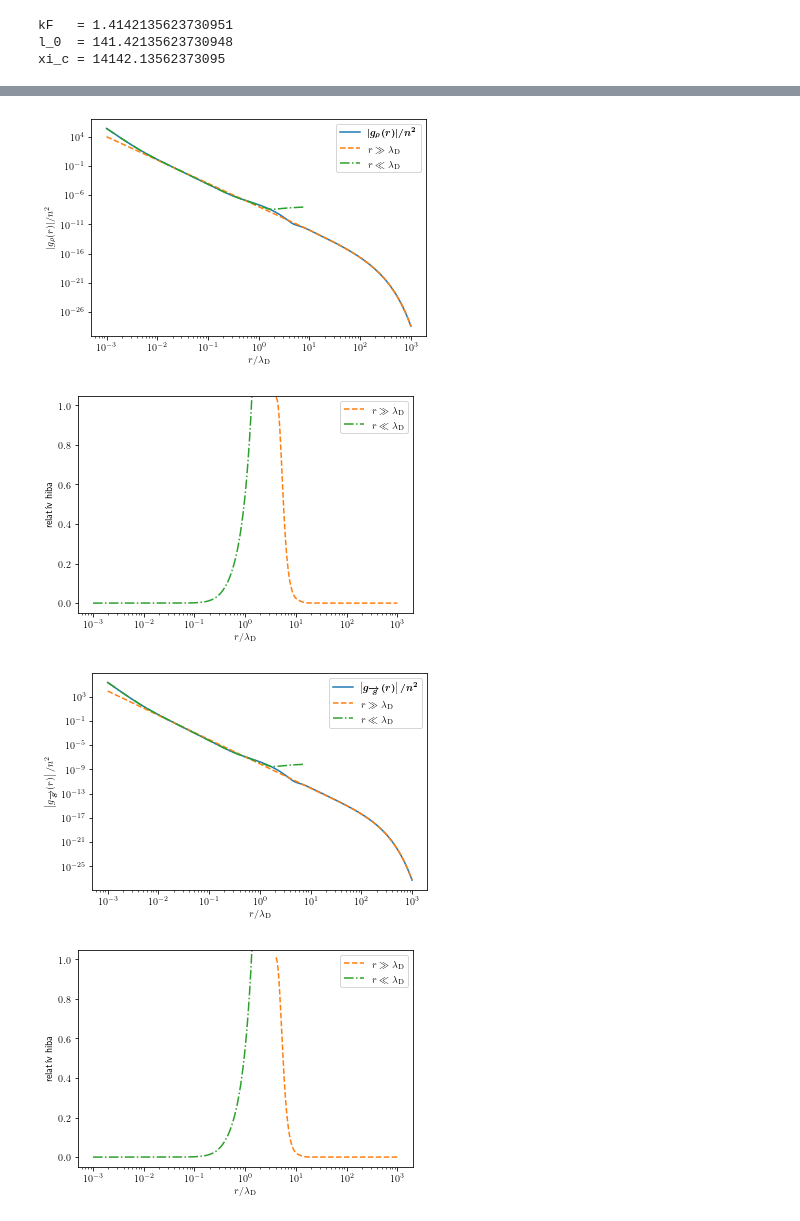
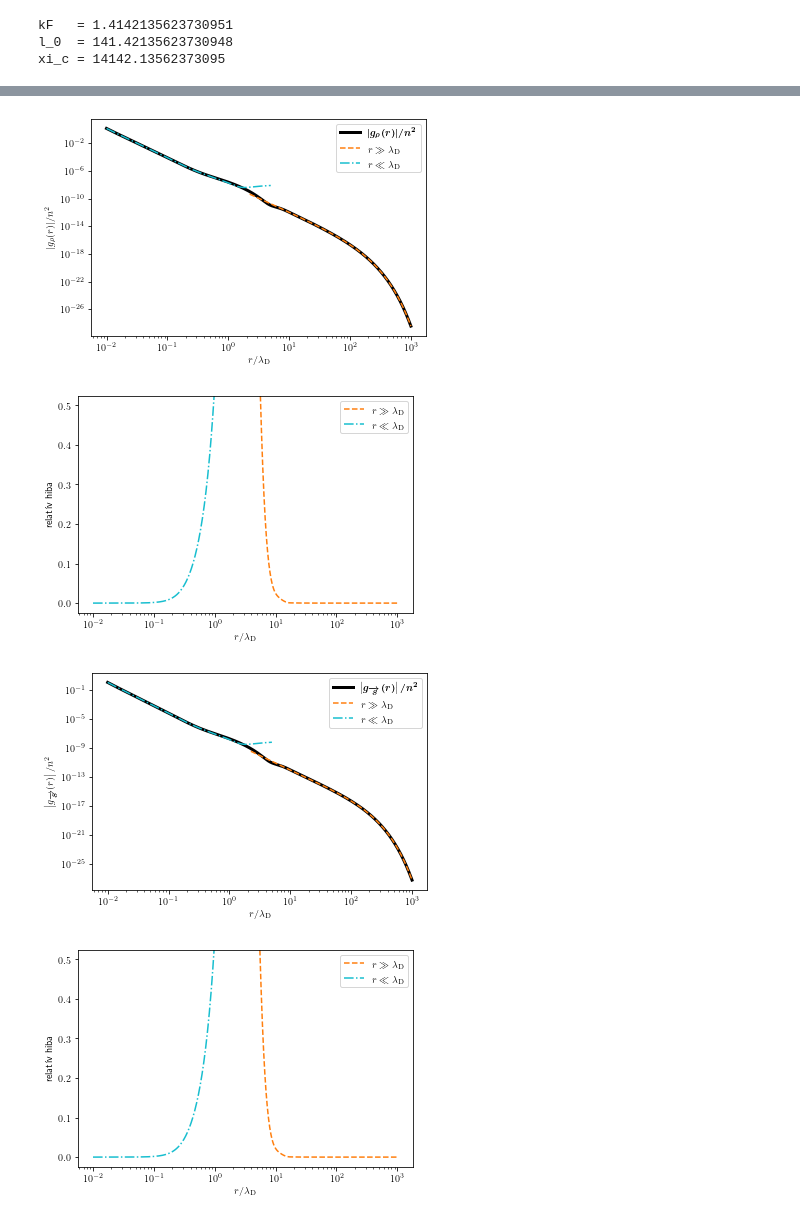
Before and after one commit to Il-Capitano/bsc-thesis, a Jupyter notebook: python/superconducting_state.ipynb, the cells around one changed output, grey strips where cells are left out. Saved outputs shown, nothing was run; the diff lists cells and outputs as text; code cells hidden in the pictures.

```diff
--- a/python/superconducting_state.ipynb
+++ b/python/superconducting_state.ipynb
@@ -172,5 +172,5 @@ plt.show()
 # %%
-rs = np.exp(np.linspace(np.log(1e-3 * l_0), np.log(1e3 * l_0), 1000))
+rs = np.exp(np.linspace(np.log(1e-2 * l_0), np.log(1e3 * l_0), 1000))
 rs_norm = rs / l_0
 
 fs = calc_f(rs) / n
@@ -193,9 +193,9 @@ far_rhos = calc_rhos(far_field_fs, far_field_gs)
 near_rhos = calc_rhos(near_field_fs, near_field_gs)
 
 plt.figure(1)
-plt.loglog(rs_norm, np.abs(rhos), label=r'$\boldsymbol{|g_\rho(r)| / n^2}$')
-plt.plot(rs_norm, np.abs(far_rhos), '--', label=r'$r \gg \lambda_\mathrm{D}$')
-plt.plot(rs_norm[:650], np.abs(near_rhos)[:650], '-.', label=r'$r \ll \lambda_\mathrm{D}$')
+plt.loglog(rs_norm, np.abs(rhos), label=r'$\boldsymbol{|g_\rho(r)| / n^2}$', linewidth=3, color='black')
+plt.plot(rs_norm[470:], np.abs(far_rhos)[470:], '--', label=r'$r \gg \lambda_\mathrm{D}$', color='tab:orange')
+plt.plot(rs_norm[:540], np.abs(near_rhos)[:540], '-.', label=r'$r \ll \lambda_\mathrm{D}$', color='tab:cyan')
 plt.xlabel(r'$r / \lambda_\mathrm{D}$')
 plt.ylabel(r'$|g_\rho(r)| / n^2$')
 plt.legend()
@@ -207,9 +207,9 @@ far_rhos_complex = far_rhos
 near_rhos_complex = near_rhos
 
 plt.figure(2)
-plt.semilogx(rs_norm[600:], np.abs((rhos_complex - far_rhos_complex) / rhos_complex)[600:], '--', label=r'$r \gg \lambda_\mathrm{D}$', color='tab:orange')
-plt.plot(rs_norm, np.abs((rhos_complex - near_rhos_complex) / rhos_complex), '-.', label=r'$r \ll \lambda_\mathrm{D}$', color='tab:green')
-plt.ylim([-0.05, 1.05])
+plt.semilogx(rs_norm[515:], np.abs((rhos_complex - far_rhos_complex) / rhos_complex)[515:], '--', label=r'$r \gg \lambda_\mathrm{D}$', color='tab:orange')
+plt.plot(rs_norm, np.abs((rhos_complex - near_rhos_complex) / rhos_complex), '-.', label=r'$r \ll \lambda_\mathrm{D}$', color='tab:cyan')
+plt.ylim([-0.025, 0.525])
 plt.xlabel(r'$r / \lambda_\mathrm{D}$')
 plt.ylabel('relatív hiba')
 plt.legend()
@@ -218,41 +218,41 @@ plt.savefig("../latex/rho_error.pdf", format="pdf", bbox_inches="tight")
 
 plt.show()
 # %% [output]
-[figure, old version]
+[figure, new version]
-[figure, old version]
+[figure, new version]
 # %%
 def calc_ss(fs, gs):
     return -3/2 * (fs**2 + gs**2)
 
 ss = calc_ss(fs, gs)
 far_ss = calc_ss(far_field_fs, far_field_gs)
 near_ss = calc_ss(near_field_fs, near_field_gs)
 
 plt.figure(1)
-plt.loglog(rs_norm, np.abs(ss), label=r'$\boldsymbol{\left|g_{\overrightarrow{\bm{s}}}(r)\right| / n^2}$')
-plt.plot(rs_norm, np.abs(far_ss), '--', label=r'$r \gg \lambda_\mathrm{D}$')
-plt.plot(rs_norm[:650], np.abs(near_ss)[:650], '-.', label=r'$r \ll \lambda_\mathrm{D}$')
+plt.loglog(rs_norm, np.abs(ss), label=r'$\boldsymbol{\left|g_{\overrightarrow{\bm{s}}}(r)\right| / n^2}$', linewidth=3, color='black')
+plt.plot(rs_norm[470:], np.abs(far_ss)[470:], '--', label=r'$r \gg \lambda_\mathrm{D}$', color='tab:orange')
+plt.plot(rs_norm[:540], np.abs(near_ss)[:540], '-.', label=r'$r \ll \lambda_\mathrm{D}$', color='tab:cyan')
 plt.xlabel(r'$r / \lambda_\mathrm{D}$')
 plt.ylabel(r'$\left|g_{\overrightarrow{\bm{s}}}(r)\right| / n^2$')
 plt.legend()
 
 plt.savefig("../latex/s.pdf", format="pdf", bbox_inches="tight")
 
 ss_complex = ss
 far_ss_complex = far_ss
 near_ss_complex = near_ss
 
 plt.figure(2)
-plt.semilogx(rs_norm[600:], np.abs((ss_complex - far_ss_complex) / ss_complex)[600:], '--', label=r'$r \gg \lambda_\mathrm{D}$', color='tab:orange')
-plt.plot(rs_norm, np.abs((ss_complex - near_ss_complex) / ss_complex), '-.', label=r'$r \ll \lambda_\mathrm{D}$', color='tab:green')
-plt.ylim([-0.05, 1.05])
+plt.semilogx(rs_norm[500:], np.abs((ss_complex - far_ss_complex) / ss_complex)[500:], '--', label=r'$r \gg \lambda_\mathrm{D}$', color='tab:orange')
+plt.plot(rs_norm, np.abs((ss_complex - near_ss_complex) / ss_complex), '-.', label=r'$r \ll \lambda_\mathrm{D}$', color='tab:cyan')
+plt.ylim([-0.025, 0.525])
 plt.xlabel(r'$r / \lambda_\mathrm{D}$')
 plt.ylabel('relatív hiba')
 plt.legend()
 
 plt.savefig("../latex/s_error.pdf", format="pdf", bbox_inches="tight")
 
 plt.show()
 # %% [output]
-[figure, old version]
+[figure, new version]
-[figure, old version]
+[figure, new version]
```
Also changed, not shown: parts of 4 cells of this notebook, 10 other files.
